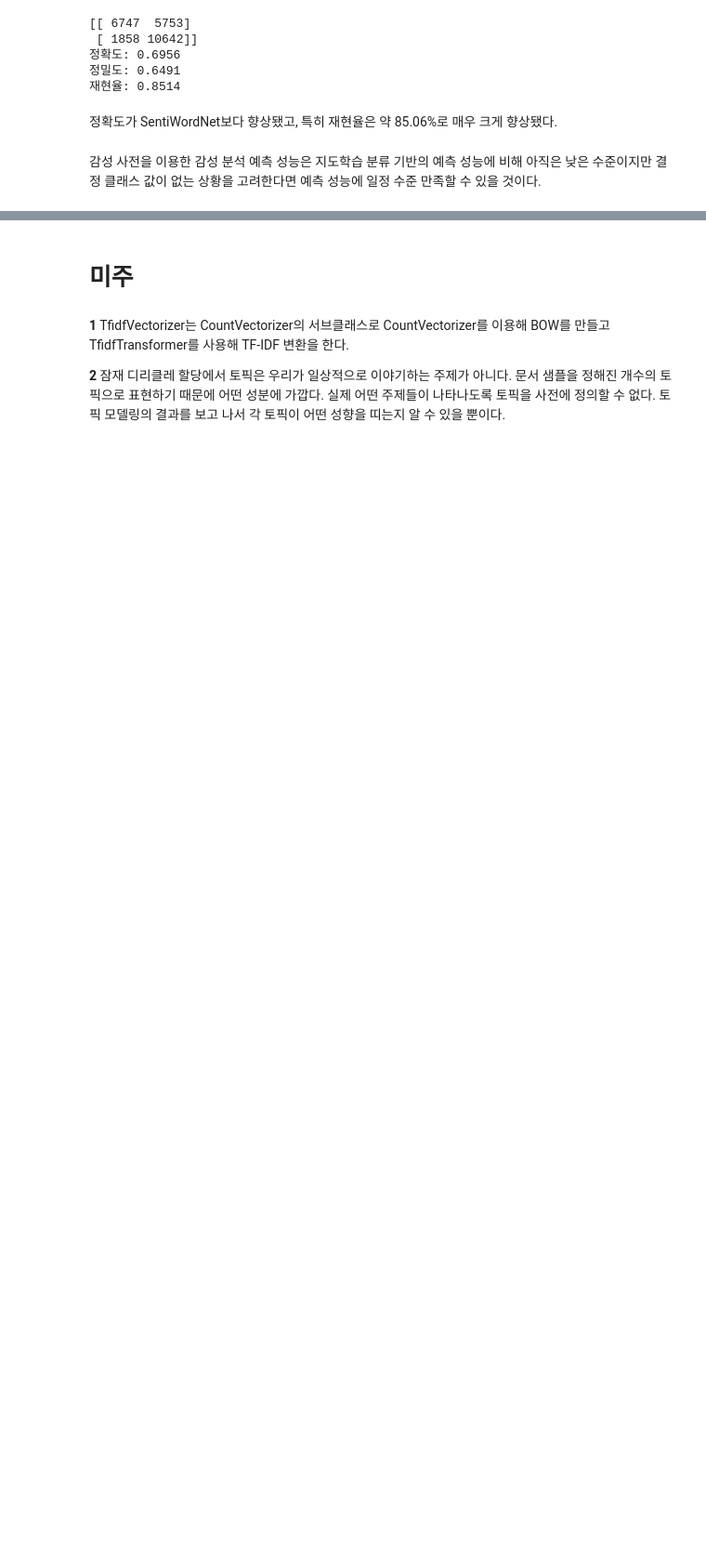
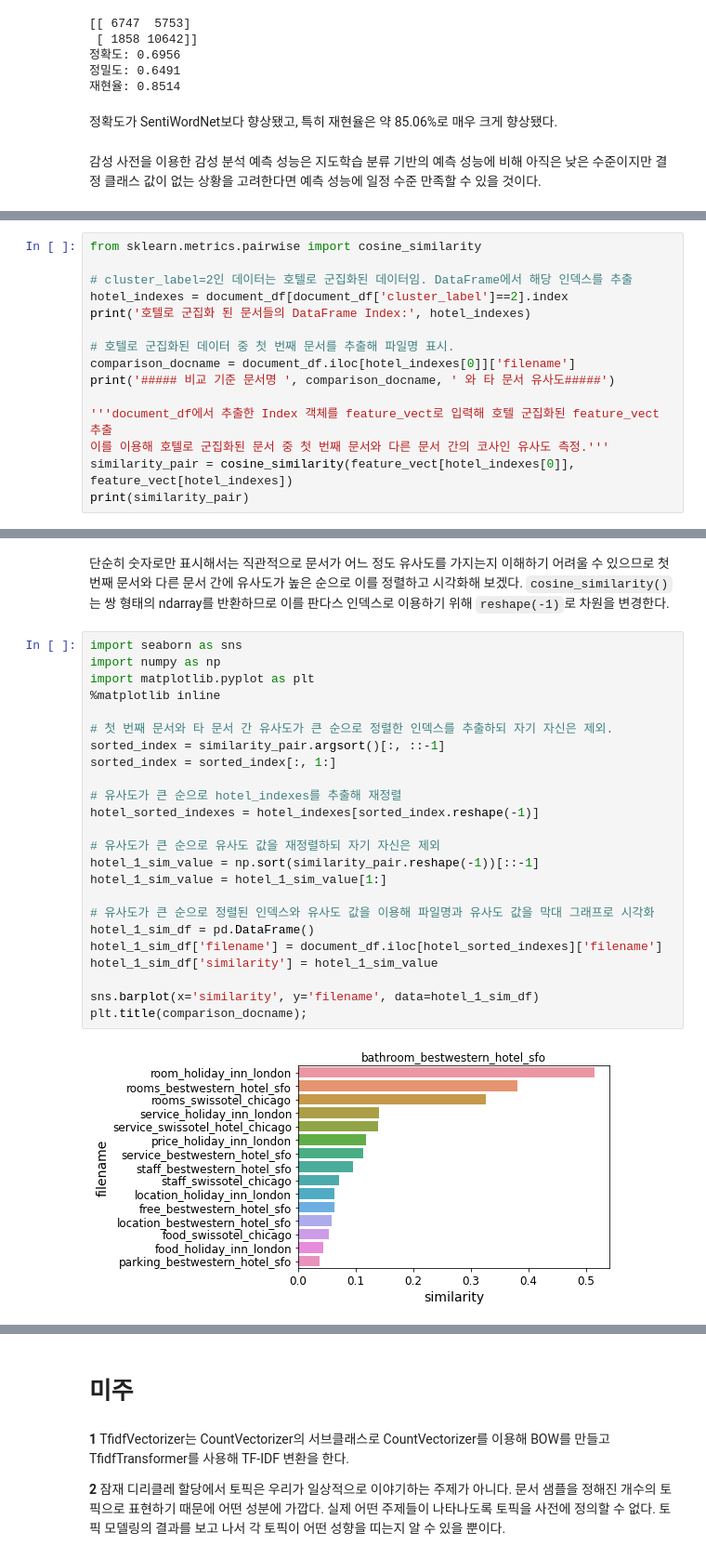
Before and after one commit to Sameta-cani/jwork, a Jupyter notebook: Text Analysis.ipynb, the cells around one changed output, grey strips where cells are left out. Shown: that part at 93% size. Saved outputs shown, nothing was run; the diff lists cells and outputs as text; blank space fills up the shorter version.

Commit message:
Document Cosine Similarity

```diff
--- a/Text Analysis.ipynb
+++ b/Text Analysis.ipynb
@@ -1429,0 +1930,15 @@ LDA와 같은 토픽 모델링은 레이블이 없거나, 레이블이 있더라
+# %%
+from sklearn.metrics.pairwise import cosine_similarity
+
+# cluster_label=2인 데이터는 호텔로 군집화된 데이터임. DataFrame에서 해당 인덱스를 추출
+hotel_indexes = document_df[document_df['cluster_label']==2].index
+print('호텔로 군집화 된 문서들의 DataFrame Index:', hotel_indexes)
+
+# 호텔로 군집화된 데이터 중 첫 번째 문서를 추출해 파일명 표시.
+comparison_docname = document_df.iloc[hotel_indexes[0]]['filename']
+print('##### 비교 기준 문서명 ', comparison_docname, ' 와 타 문서 유사도#####')
+
+'''document_df에서 추출한 Index 객체를 feature_vect로 입력해 호텔 군집화된 feature_vect 추출
+이를 이용해 호텔로 군집화된 문서 중 첫 번째 문서와 다른 문서 간의 코사인 유사도 측정.'''
+similarity_pair = cosine_similarity(feature_vect[hotel_indexes[0]], feature_vect[hotel_indexes])
+print(similarity_pair)
@@ -1429,0 +1951,28 @@ LDA와 같은 토픽 모델링은 레이블이 없거나, 레이블이 있더라
+# %% [markdown]
+단순히 숫자로만 표시해서는 직관적으로 문서가 어느 정도 유사도를 가지는지 이해하기 어려울 수 있으므로 첫 번째 문서와 다른 문서 간에 유사도가 높은 순으로 이를 정렬하고 시각화해 보겠다. <code>cosine_similarity()</code>는 쌍 형태의 ndarray를 반환하므로 이를 판다스 인덱스로 이용하기 위해 <code>reshape(-1)</code>로 차원을 변경한다.
+# %%
+import seaborn as sns
+import numpy as np
+import matplotlib.pyplot as plt
+%matplotlib inline
+
+# 첫 번째 문서와 타 문서 간 유사도가 큰 순으로 정렬한 인덱스를 추출하되 자기 자신은 제외.
+sorted_index = similarity_pair.argsort()[:, ::-1]
+sorted_index = sorted_index[:, 1:]
+
+# 유사도가 큰 순으로 hotel_indexes를 추출해 재정렬
+hotel_sorted_indexes = hotel_indexes[sorted_index.reshape(-1)]
+
+# 유사도가 큰 순으로 유사도 값을 재정렬하되 자기 자신은 제외
+hotel_1_sim_value = np.sort(similarity_pair.reshape(-1))[::-1]
+hotel_1_sim_value = hotel_1_sim_value[1:]
+
+# 유사도가 큰 순으로 정렬된 인덱스와 유사도 값을 이용해 파일명과 유사도 값을 막대 그래프로 시각화
+hotel_1_sim_df = pd.DataFrame()
+hotel_1_sim_df['filename'] = document_df.iloc[hotel_sorted_indexes]['filename']
+hotel_1_sim_df['similarity'] = hotel_1_sim_value
+
+sns.barplot(x='similarity', y='filename', data=hotel_1_sim_df)
+plt.title(comparison_docname);
+# %% [output]
+[figure, added]
```
Also changed, not shown: parts of 173 cells of this notebook, 2 other files.
